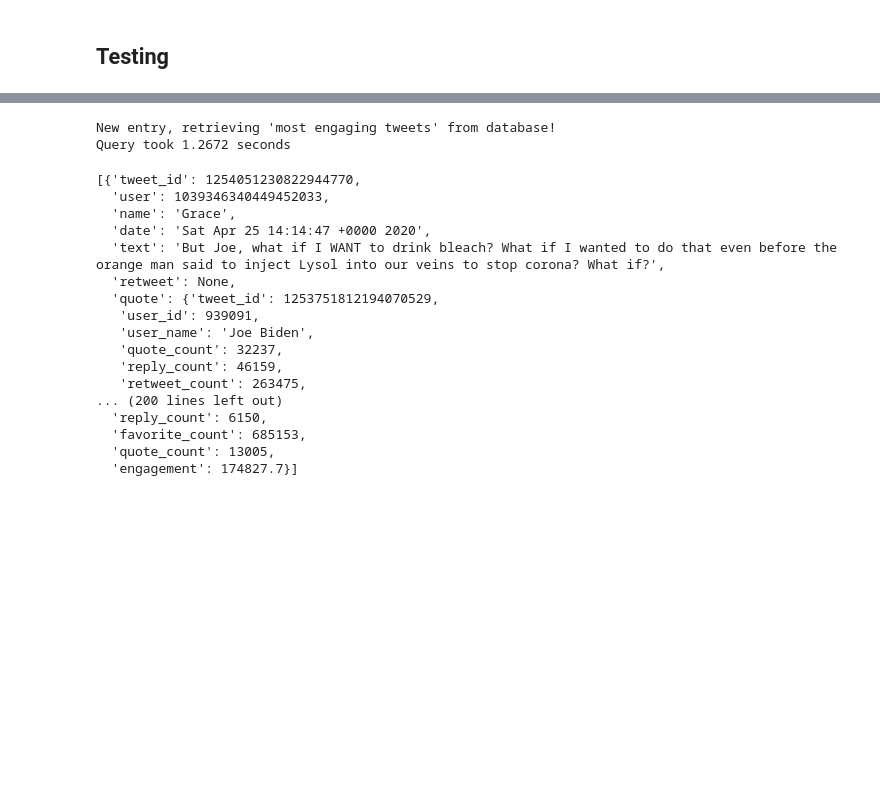
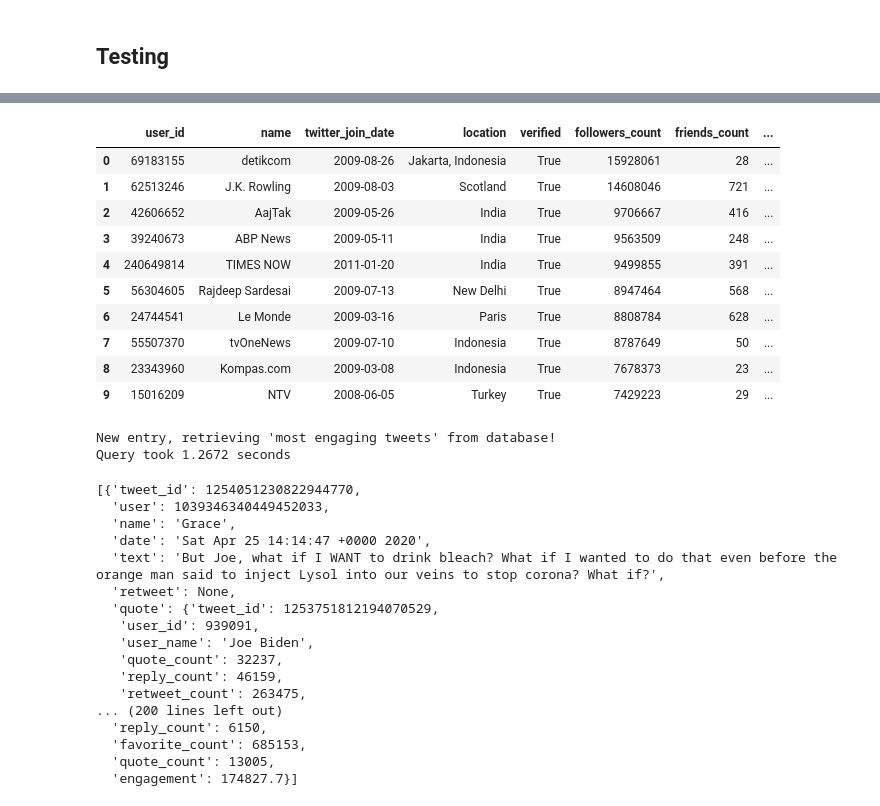
Before and after one commit to RU-Insane/Twitter-Search-Application, a Jupyter notebook: Searching.ipynb, the cells around one changed output, grey strips where cells are left out. Cells and saved outputs as stored; diff of their text form; code cells hidden in the pictures; blank space fills up the shorter version.

```diff
--- a/Searching.ipynb
+++ b/Searching.ipynb
@@ -4,6 +4,8 @@ import pymongo
 import psycopg2
 import pandas as pd
 from cache import SearchCache
+import certifi
+ca = certifi.where()
 # %%
 class SearchEngine:
     def __init__(self, cache_size=100, cache_ttl=3600):
@@ -16,11 +18,11 @@ class SearchEngine:
         """
         # initialize a cache object for the search engine using the SearchCache class
         self.cache = SearchCache(cache_size, cache_ttl)
-        self.db_client = pymongo.MongoClient('mongodb+srv://twitter_user:dbms@cluster0.wkyhu.mongodb.net/?retryWrites=true&w=majority')
+        self.db_client = pymongo.MongoClient('mongodb+srv://twitter_user:dbms@cluster0.wkyhu.mongodb.net/?retryWrites=true&w=majority',tlsCAFile=ca)
         self.tweets_collection = self.db_client['twitter_db']['tweets_data']
-        #self.db_conn = psycopg2.connect(database="postgres", user="postgres", password="kueen", host="localhost")
-        #self.users_cursor = self.db_conn.cursor()
-        #self.user_table = 'twitter_users_partitioned'
+        self.db_conn = psycopg2.connect(database="postgres", user="postgres", password="7798@Voda!!", host="localhost")
+        self.users_cursor = self.db_conn.cursor()
+        self.user_table = 'twitter_users_partitioned'
         self.pipeline = [
             {
                 '$project': {
@@ -141,6 +143,8 @@ class SearchEngine:
 
         if 'most_popular_users' in self.cache:
             print("Retrieving 'most popular users' from cache!")
+            end_time = time.time()
+            print(f"Query took {end_time - start_time:.4f} seconds\n")
             return self.cache['most_popular_users']
         else:
             print(f"New entry, retrieving 'most popular users' from database!")
@@ -196,6 +200,8 @@ class SearchEngine:
 
         if 'most_engaging_tweets' in self.cache:
             print("Retrieving 'most engaging tweets' from cache!")
+            end_time = time.time()
+            print(f"Query took {end_time - start_time:.4f} seconds\n")
             return self.cache['most_engaging_tweets']
         else:
             print(f"New entry, retrieving 'most engaging tweets' from database!")
@@ -223,6 +229,8 @@ class SearchEngine:
 
         if 'most_popular_hashtags' in self.cache:
             print("Retrieving 'most popular hashtags' from cache!")
+            end_time = time.time()
+            print(f"Query took {end_time - start_time:.4f} seconds\n")
             return self.cache['most_popular_hashtags']
         else:
             print(f"New entry, retrieving 'most popular hashtags' from database!")
@@ -294,6 +302,9 @@ class SearchEngine:
 
         if username in self.cache:
             print(f"Retrieving '{username}' from cache!")
+            end_time = time.time()
+            print(f"Query took {end_time - start_time:.4f} seconds\n")
+
             return self.cache[username]
         else:
             print(f"New entry, retrieving '{username}' from database!")
@@ -354,6 +365,9 @@ class SearchEngine:
 
         if keyword in self.cache:
             print(f"Retrieving '{keyword}' from cache!")
+            end_time = time.time()
+            print(f"Query took {end_time - start_time:.4f} seconds\n")
+
             return self.cache[keyword]
         else:
             print(f"New entry, retrieving '{keyword}' from database!")
@@ -394,6 +408,9 @@ class SearchEngine:
 
         if hashtag in self.cache:
             print(f"Retrieving '{hashtag}' from cache!")
+            end_time = time.time()
+            print(f"Query took {end_time - start_time:.4f} seconds\n")
+
             return self.cache[hashtag]
         else:
             print(f"New entry, retrieving '{hashtag}' from database!")
@@ -523,0 +552,3 @@ AttributeError: 'SearchEngine' object has no attribute 'user_table'
+# %%
+search_engine.most_popular_users()
+# %% [output]
@@ -524,3 +557,14 @@ AttributeError: 'SearchEngine' object has no attribute 'user_table'
+|  | user_id | name | twitter_join_date | location | verified | followers_count | friends_count | ... |
+| 0 | 69183155 | detikcom | 2009-08-26 | Jakarta, Indonesia | True | 15928061 | 28 | ... |
+| 1 | 62513246 | J.K. Rowling | 2009-08-03 | Scotland | True | 14608046 | 721 | ... |
+| 2 | 42606652 | AajTak | 2009-05-26 | India | True | 9706667 | 416 | ... |
+| 3 | 39240673 | ABP News | 2009-05-11 | India | True | 9563509 | 248 | ... |
+| 4 | 240649814 | TIMES NOW | 2011-01-20 | India | True | 9499855 | 391 | ... |
+| 5 | 56304605 | Rajdeep Sardesai | 2009-07-13 | New Delhi | True | 8947464 | 568 | ... |
+| 6 | 24744541 | Le Monde | 2009-03-16 | Paris | True | 8808784 | 628 | ... |
+| 7 | 55507370 | tvOneNews | 2009-07-10 | Indonesia | True | 8787649 | 50 | ... |
+| 8 | 23343960 | Kompas.com | 2009-03-08 | Indonesia | True | 7678373 | 23 | ... |
+| 9 | 15016209 | NTV | 2008-06-05 | Turkey | True | 7429223 | 29 | ... |
 # %%
 search_engine.most_engaging_tweets()
 # %% [output]
```
Also changed, not shown: parts of 10 cells of this notebook.
